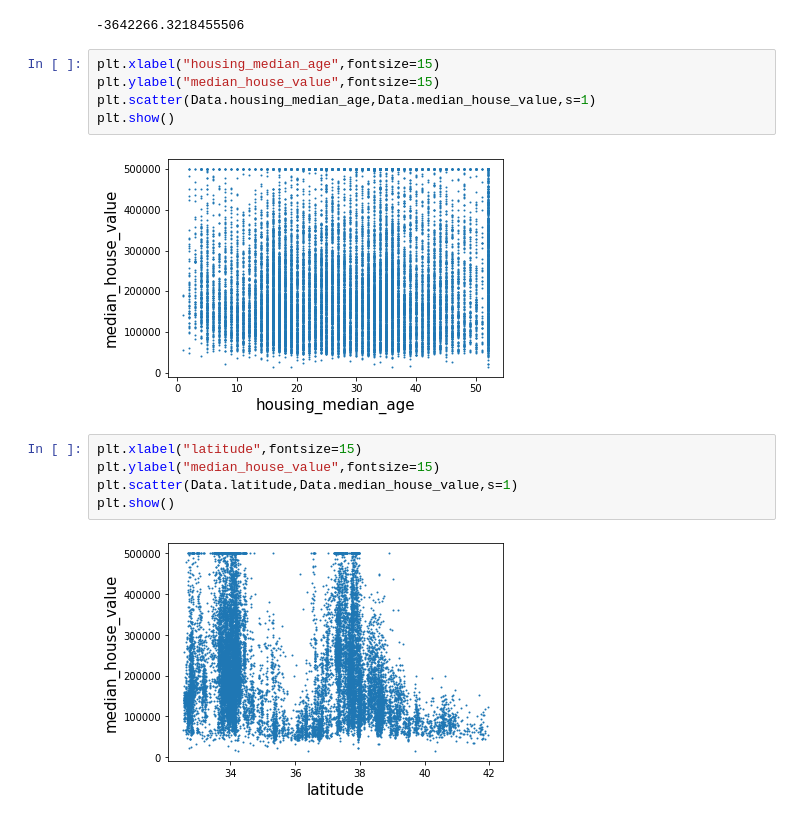
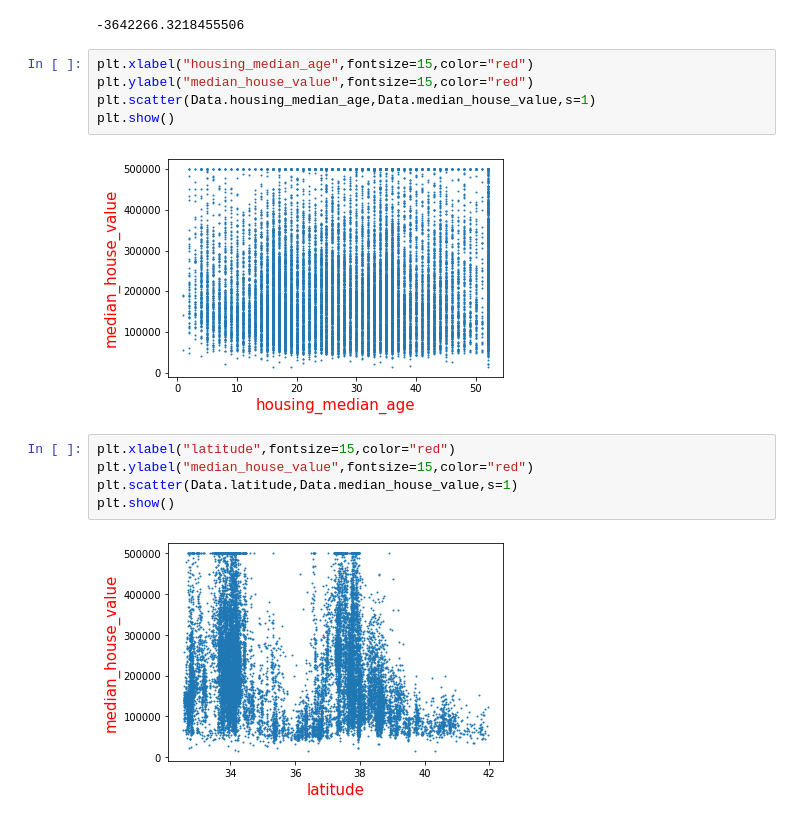
Before and after one commit to Venaktasukumar/Houseprice_Machinelearning-_project-, a Jupyter notebook: Untitled0.ipynb, the cells around one changed output. Saved outputs shown, nothing was run; the diff lists cells and outputs as text.

```diff
--- a/Untitled0.ipynb
+++ b/Untitled0.ipynb
@@ -197,16 +197,16 @@ model.intercept_
 # %% [output]
 -3642266.3218455506
 # %%
-plt.xlabel("housing_median_age",fontsize=15)
-plt.ylabel("median_house_value",fontsize=15)
+plt.xlabel("housing_median_age",fontsize=15,color="red")
+plt.ylabel("median_house_value",fontsize=15,color="red")
 plt.scatter(Data.housing_median_age,Data.median_house_value,s=1)
 plt.show()
 # %% [output]
-[figure, old version]
+[figure, new version]
 # %%
-plt.xlabel("latitude",fontsize=15)
-plt.ylabel("median_house_value",fontsize=15)
+plt.xlabel("latitude",fontsize=15,color="red")
+plt.ylabel("median_house_value",fontsize=15,color="red")
 plt.scatter(Data.latitude,Data.median_house_value,s=1)
 plt.show()
 # %% [output]
-[figure, old version]
+[figure, new version]
```
